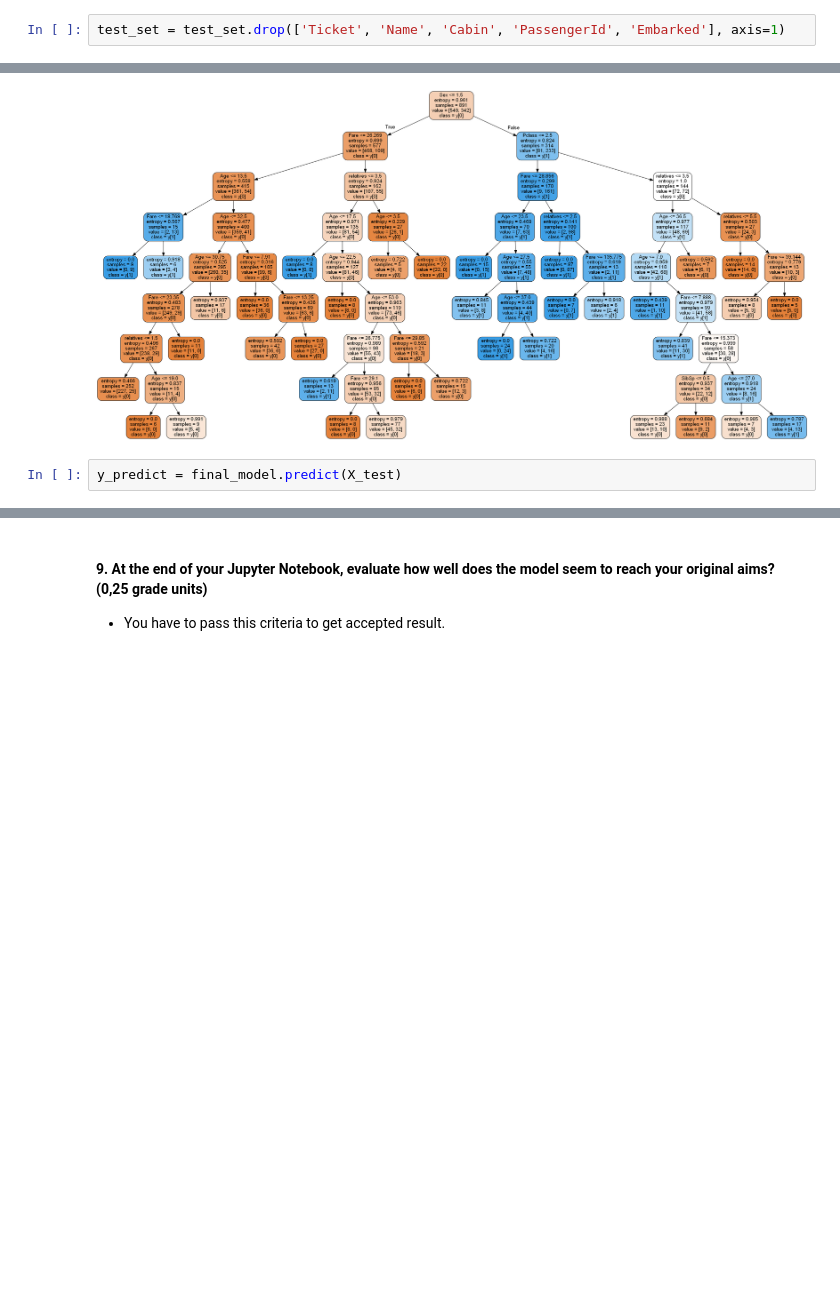
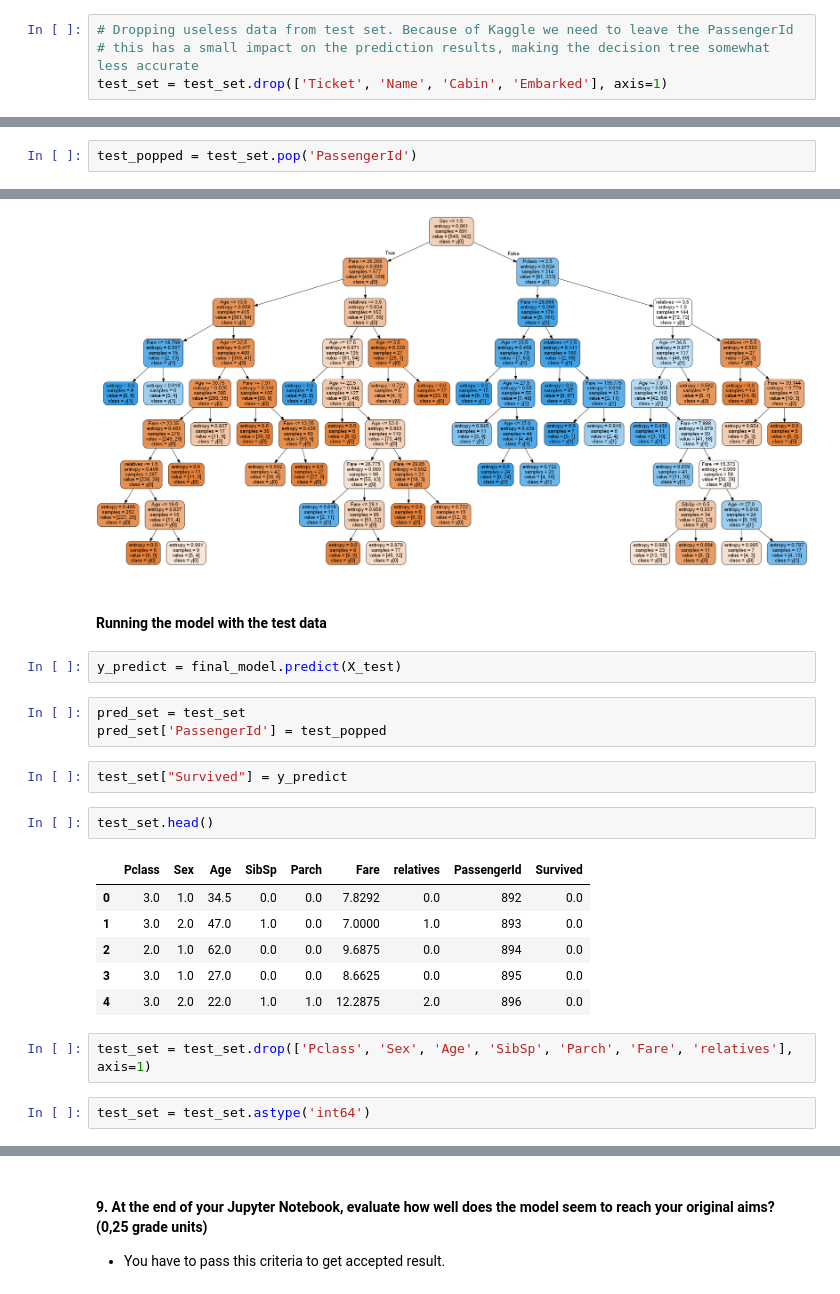
Before and after one commit to Krediann/DAKO_ryhma3, a Jupyter notebook: Titanic.ipynb, the cells around one changed output, grey strips where cells are left out. Saved outputs shown, nothing was run; the diff lists cells and outputs as text; blank space fills up the shorter version.

```diff
--- a/Titanic.ipynb
+++ b/Titanic.ipynb
@@ -645,5 +672,7 @@ grid_search.best_params_
 # %%
-test_set = test_set.drop(['Ticket', 'Name', 'Cabin', 'PassengerId', 'Embarked'], axis=1)
+# Dropping useless data from test set. Because of Kaggle we need to leave the PassengerId
+# this has a small impact on the prediction results, making the decision tree somewhat less accurate
+test_set = test_set.drop(['Ticket', 'Name', 'Cabin', 'Embarked'], axis=1)
 # %%
 data_test = [test_set]
 for dataset in data_test:
@@ -654,0 +702,2 @@ test_set["Sex"] = [gender[item] for item in test_set["Sex"]]
+# %%
+test_popped = test_set.pop('PassengerId')
@@ -735,5 +827,25 @@ Source.from_file(os.path.join(IMAGES_PATH, "titanic_final.dot"))
 [drawing not drawn]
 # %% [markdown]
 ![titanic_final.png](attachment:titanic_final.png)
+# %% [markdown]
+#### Running the model with the test data
 # %%
 y_predict = final_model.predict(X_test)
+# %%
+pred_set = test_set
+pred_set['PassengerId'] = test_popped
+# %%
+test_set["Survived"] = y_predict
+# %%
+test_set.head()
+# %% [output]
+|  | Pclass | Sex | Age | SibSp | Parch | Fare | relatives | PassengerId | Survived |
+| 0 | 3.0 | 1.0 | 34.5 | 0.0 | 0.0 | 7.8292 | 0.0 | 892 | 0.0 |
+| 1 | 3.0 | 2.0 | 47.0 | 1.0 | 0.0 | 7.0000 | 1.0 | 893 | 0.0 |
+| 2 | 2.0 | 1.0 | 62.0 | 0.0 | 0.0 | 9.6875 | 0.0 | 894 | 0.0 |
+| 3 | 3.0 | 1.0 | 27.0 | 0.0 | 0.0 | 8.6625 | 0.0 | 895 | 0.0 |
+| 4 | 3.0 | 2.0 | 22.0 | 1.0 | 1.0 | 12.2875 | 2.0 | 896 | 0.0 |
+# %%
+test_set = test_set.drop(['Pclass', 'Sex', 'Age', 'SibSp', 'Parch', 'Fare', 'relatives'], axis=1)
+# %%
+test_set = test_set.astype('int64')
```
Also changed, not shown: parts of 42 cells of this notebook, 5 other files.
